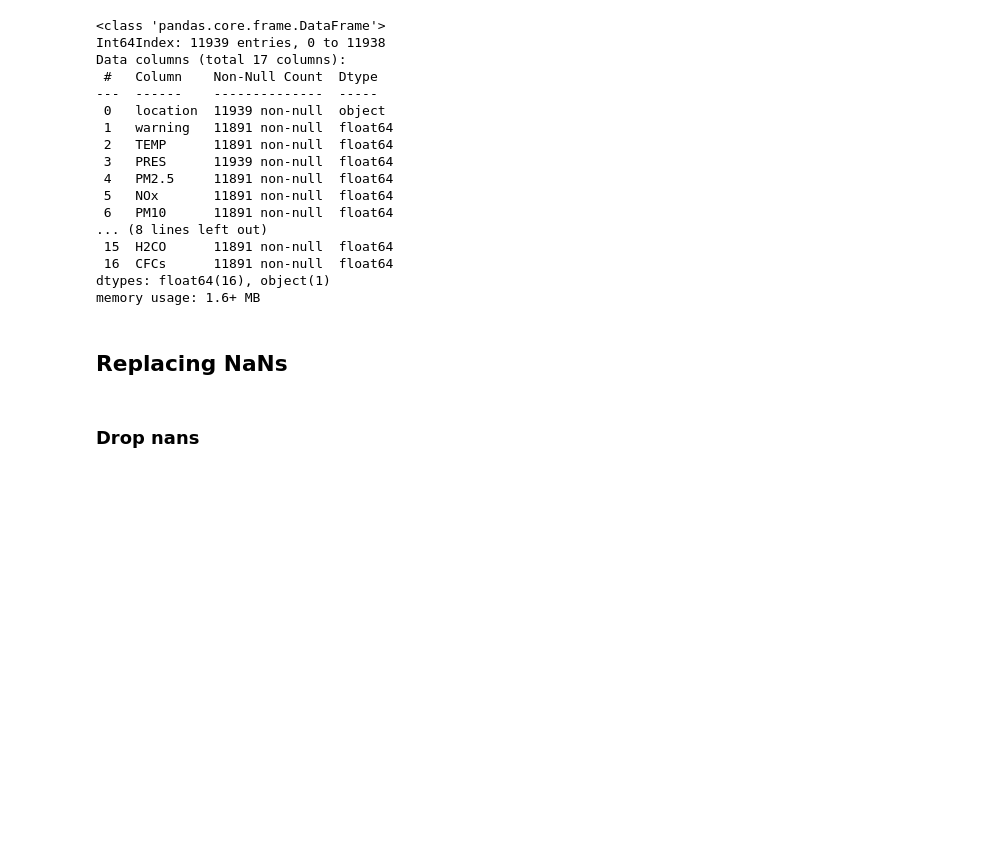
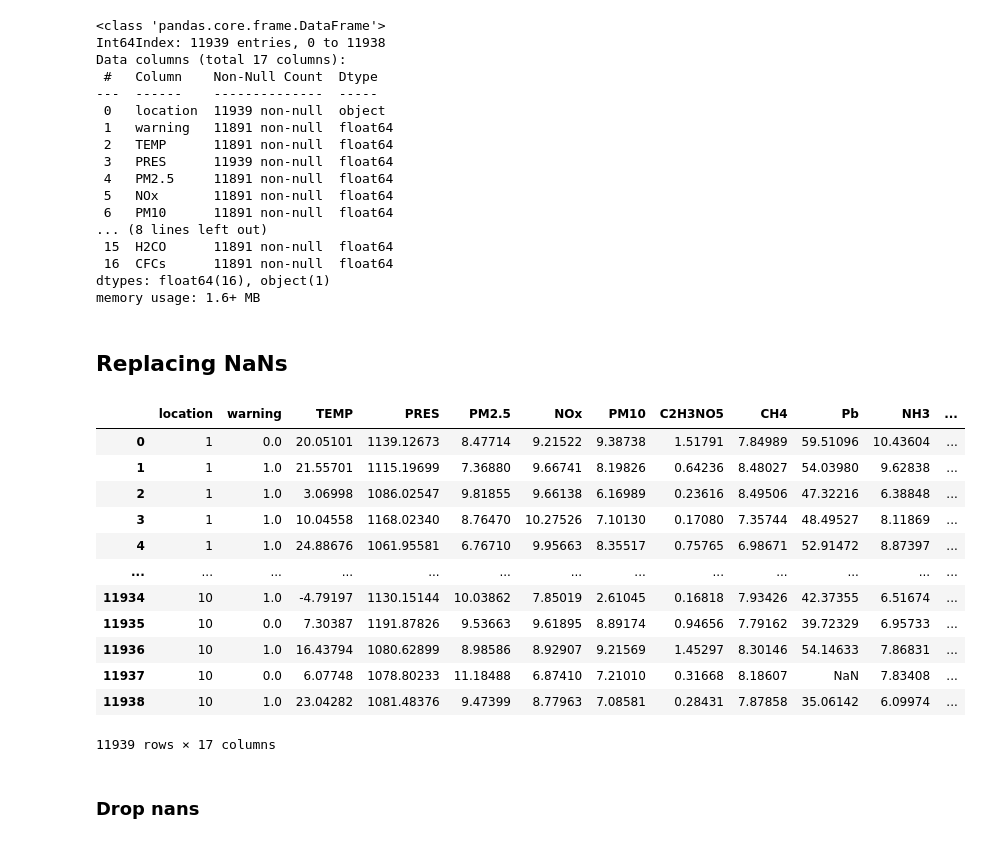
Before and after one commit to Roman-24/IAU-project, a Jupyter notebook: iau_prj_env/bitarovsky_machacova_IAU_prj2.ipynb, the cells around one changed output. Saved outputs shown, nothing was run; the diff lists cells and outputs as text; code cells hidden in the pictures; blank space fills up the shorter version.

```diff
--- a/iau_prj_env/bitarovsky_machacova_IAU_prj2.ipynb
+++ b/iau_prj_env/bitarovsky_machacova_IAU_prj2.ipynb
@@ -130,7 +132,22 @@ def replaceNaN(df_original, strategy):
 # %%
 # prekodovanie textu locacie n číslo
 ce_ordinal = ce.OrdinalEncoder(cols=['location'])
 df_ml = ce_ordinal.fit_transform(df)
+df_ml
+# %% [output]
+|  | location | warning | TEMP | PRES | PM2.5 | NOx | PM10 | C2H3NO5 | CH4 | Pb | NH3 | ... |
+| 0 | 1 | 0.0 | 20.05101 | 1139.12673 | 8.47714 | 9.21522 | 9.38738 | 1.51791 | 7.84989 | 59.51096 | 10.43604 | ... |
+| 1 | 1 | 1.0 | 21.55701 | 1115.19699 | 7.36880 | 9.66741 | 8.19826 | 0.64236 | 8.48027 | 54.03980 | 9.62838 | ... |
+| 2 | 1 | 1.0 | 3.06998 | 1086.02547 | 9.81855 | 9.66138 | 6.16989 | 0.23616 | 8.49506 | 47.32216 | 6.38848 | ... |
+| 3 | 1 | 1.0 | 10.04558 | 1168.02340 | 8.76470 | 10.27526 | 7.10130 | 0.17080 | 7.35744 | 48.49527 | 8.11869 | ... |
+| 4 | 1 | 1.0 | 24.88676 | 1061.95581 | 6.76710 | 9.95663 | 8.35517 | 0.75765 | 6.98671 | 52.91472 | 8.87397 | ... |
+| ... | ... | ... | ... | ... | ... | ... | ... | ... | ... | ... | ... | ... |
+| 11934 | 10 | 1.0 | -4.79197 | 1130.15144 | 10.03862 | 7.85019 | 2.61045 | 0.16818 | 7.93426 | 42.37355 | 6.51674 | ... |
+| 11935 | 10 | 0.0 | 7.30387 | 1191.87826 | 9.53663 | 9.61895 | 8.89174 | 0.94656 | 7.79162 | 39.72329 | 6.95733 | ... |
+| 11936 | 10 | 1.0 | 16.43794 | 1080.62899 | 8.98586 | 8.92907 | 9.21569 | 1.45297 | 8.30146 | 54.14633 | 7.86831 | ... |
+| 11937 | 10 | 0.0 | 6.07748 | 1078.80233 | 11.18488 | 6.87410 | 7.21010 | 0.31668 | 8.18607 | NaN | 7.83408 | ... |
+| 11938 | 10 | 1.0 | 23.04282 | 1081.48376 | 9.47399 | 8.77963 | 7.08581 | 0.28431 | 7.87858 | 35.06142 | 6.09974 | ... |
+11939 rows × 17 columns
 # %% [markdown]
 ### Drop nans
 # %%
```
Also changed, not shown: parts of 16 cells of this notebook.
